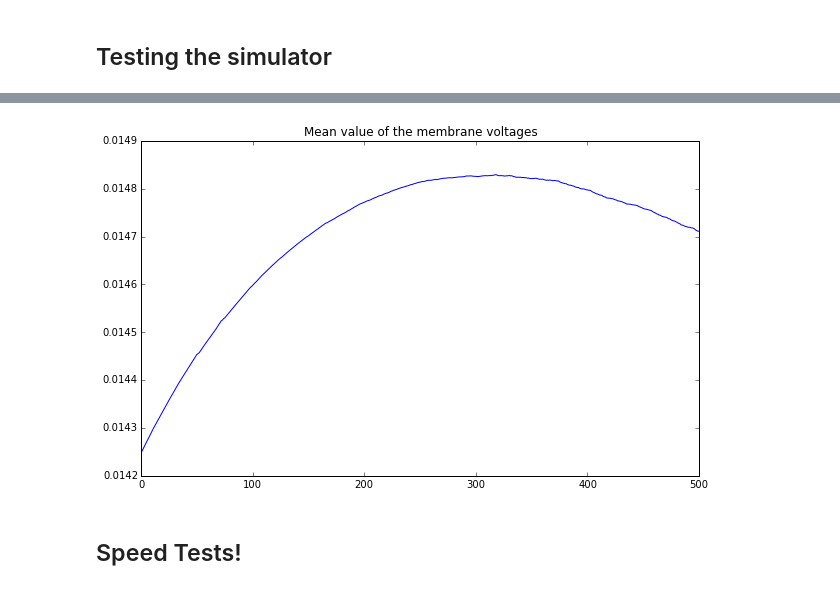
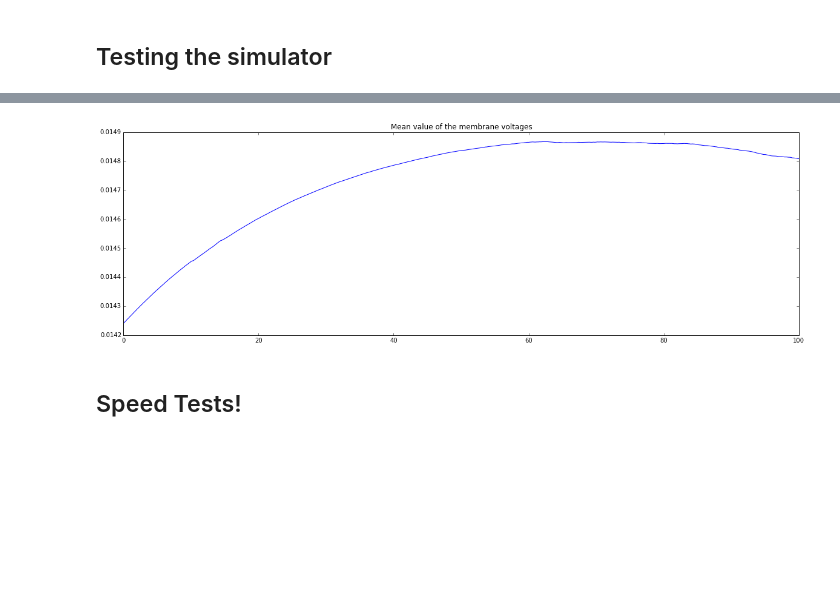
Before and after one commit to ricardodeazambuja/Bee, a Jupyter notebook: Simple_LiquidStateMachine_Simulator_MULTHI_THREAD.ipynb, the cells around one changed output, grey strips where cells are left out. Cells and saved outputs as stored; diff of their text form; code cells hidden in the pictures; blank space fills up the shorter version.

Commit message:
Added information about how to compile in Linux and fixed the problem whilst plotting the membrane voltage

```diff
--- a/Simple_LiquidStateMachine_Simulator_MULTHI_THREAD.ipynb
+++ b/Simple_LiquidStateMachine_Simulator_MULTHI_THREAD.ipynb
@@ -2254,6 +2251,6 @@ import matplotlib.pyplot as plt
 # For more information see %config InlineBackend
 %config InlineBackend.figure_formats=set([u'png'])
 
-plt.rcParams['figure.figsize'] = 10, 6
+plt.rcParams['figure.figsize'] = 20, 6
 # %%
 voltages = []
@@ -2311,4 +2308,4 @@ def compare_to_brian():
     return t,spikes
 # %%
 # %timeit t,spikes = compare_to_brian()
-t,spikes = compare_to_brian()
+%time t,spikes = compare_to_brian()
@@ -2331,11 +2331,11 @@ plt.show();
 # %%
 plt.figure();
-plt.plot(voltages);
-plt.xlim(0,500);
+plt.plot(numpy.array(t)*1000,voltages);
+plt.xlim(0,100);
 plt.title("Mean value of the membrane voltages");
 plt.show();
 # %% [output]
-[figure, old version]
+[figure, new version]
 # %% [markdown]
 ## Speed Tests!
 # %%
```
Also changed, not shown: parts of 10 cells of this notebook.
